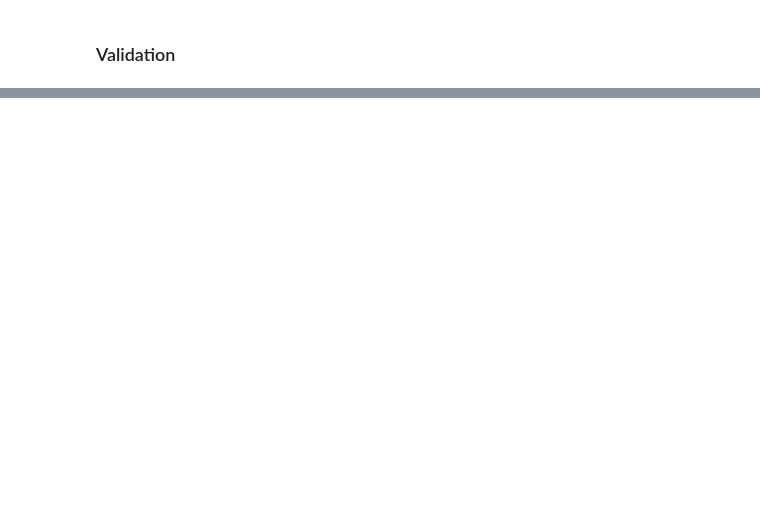
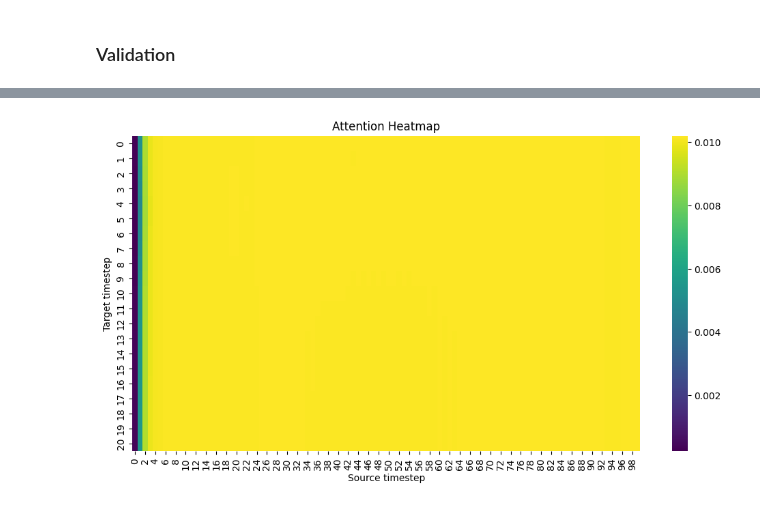
Before and after one commit to HannahSMMcCormick/Dissertation, a Jupyter notebook: src/Projects/Sign_Languauge_Recognition/ML/Data.IPYNB, the cells around one changed output, grey strips where cells are left out. Saved outputs shown, nothing was run; the diff lists cells and outputs as text; code cells hidden in the pictures; blank space fills up the shorter version.

```diff
--- a/src/Projects/Sign_Languauge_Recognition/ML/Data.IPYNB
+++ b/src/Projects/Sign_Languauge_Recognition/ML/Data.IPYNB
@@ -420,9 +416,13 @@ import torch.nn as nn
 import torch.nn.functional as F
 import torch.optim as optim
 from torch.optim import Adam #Do I keep adam or GD
-
+import matplotlib.pyplot as plt
+import seaborn as sns
 import lightning as L
 from torch.utils.data import TensorDataset, DataLoader
 
 import random
 from sklearn.model_selection import train_test_split
+
+device = torch.device("cuda" if torch.cuda.is_available() else "cpu")
+print("Using device:", device)
@@ -534,19 +535,21 @@ test_loader = DataLoader(test_dataset,batch_size=16)
 ### Encoder Class - Summary of frames for decoder class
 # %%
 class Encoder(nn.Module):
-    #Input size = number of features
-    #Size allowed for hidden
-    def __init__(self, input_size, hidden_size=512):
+    def __init__(self, input_size, hidden_size=256, num_layers=2):
         super().__init__()
         self.hidden_size = hidden_size
-        self.lstm = nn.LSTM(input_size, hidden_size, batch_first=True, dropout=0.3) # Single layer lstm, batch first as processing videos in batches
+        self.num_layers = num_layers
 
+        self.lstm = nn.LSTM(
+            input_size,
+            hidden_size,
+            num_layers=num_layers,
+            batch_first=True,
+            dropout=0.3
+        )
 
     def forward(self, x):
-        outputs, (hidden, cell) = self.lstm(x) # Outputs = all the hidden outputs at each step, hidden(short) = hidden state of last step, cell(long) =  state at last step
-        print(outputs.shape)
-        print(hidden.shape)
-        print(cell.shape)
+        outputs, (hidden, cell) = self.lstm(x)
         return outputs, hidden, cell
 # %% [markdown]
 ### Decoder Class - Looks at the memory and assigns tokens
@@ -618,12 +653,12 @@ class Seq2seq(nn.Module):
 ### Connects it all together
 # %%
 num_features = X_tensor.shape[2]  # detect input features
-hidden_size = 512
+hidden_size = 128
 
 encoder = Encoder(input_size=num_features, hidden_size=hidden_size)
 decoder = Decoder(vocab_size=vocab_size, hidden_size=hidden_size)
 
-model = Seq2seq(encoder, decoder)
+model = Seq2Seq(encoder, decoder, vocab_size)
 # %% [markdown]
 ### Updated weights based on loss function
 # %%
@@ -715,0 +666,8 @@ Early stopping triggered — training stopped
+# %%
+def token_accuracy(output, trg, pad_idx=0):
+
+    pred = output.argmax(1)
+    mask = trg != pad_idx
+    correct = (pred == trg) & mask
+    accuracy = correct.sum().item()/mask.sum().item()
+    return accuracy*100
@@ -770,3 +791,14 @@ Epoch 9, Train Loss: 1.9045, Val Loss: 4.4258
+# %%
+attn_matrix = attn[0].detach().cpu().numpy()
+
+plt.figure(figsize=(12, 6))
+sns.heatmap(attn_matrix, cmap="viridis")
+plt.xlabel("Source timestep")
+plt.ylabel("Target timestep")
+plt.title("Attention Heatmap")
+plt.show()
+# %% [output]
+[figure, added]
 # %%
 print((trg == 0).sum(), "/", trg.numel())
 # %% [output]
```
Also changed, not shown: parts of 10 cells of this notebook.
